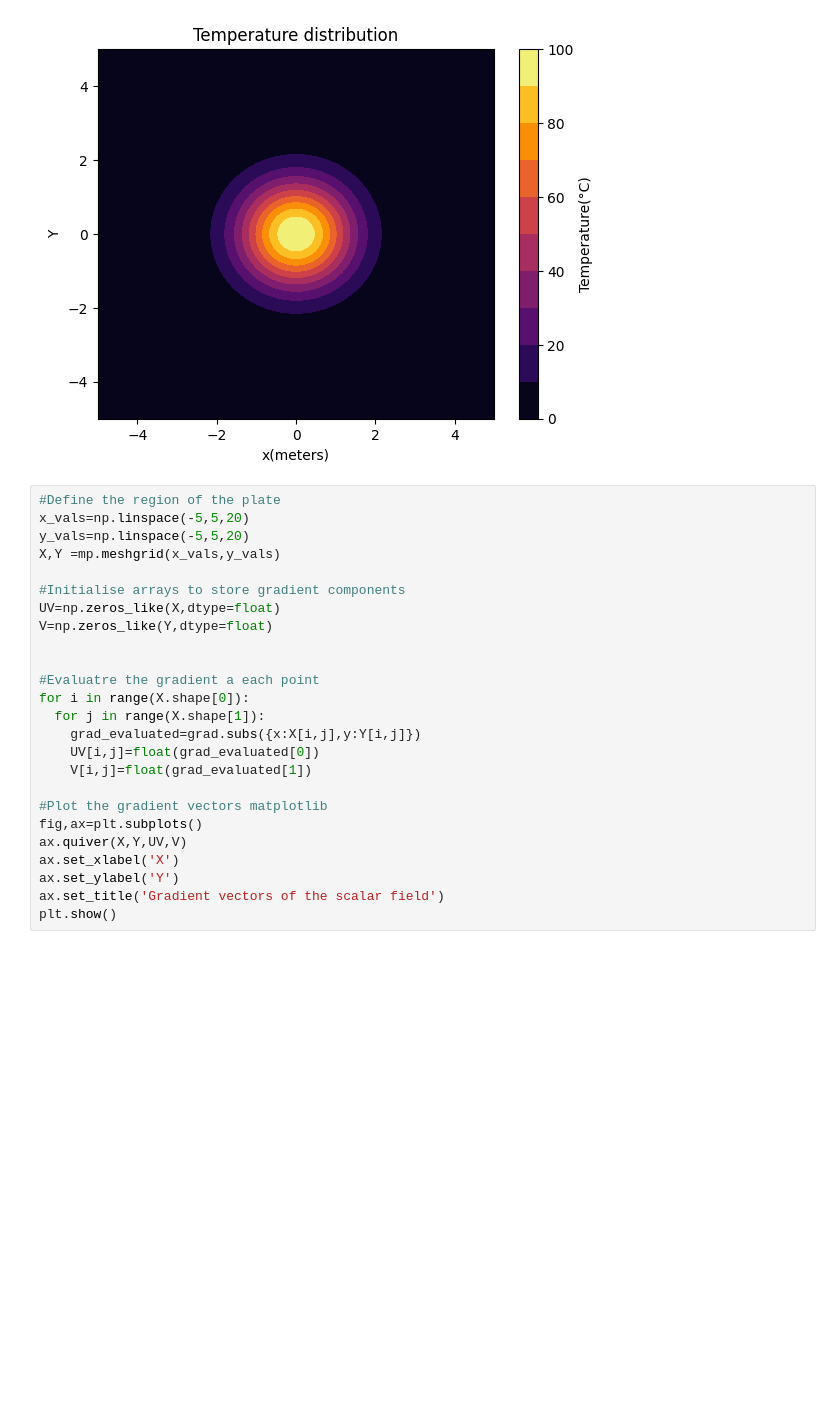
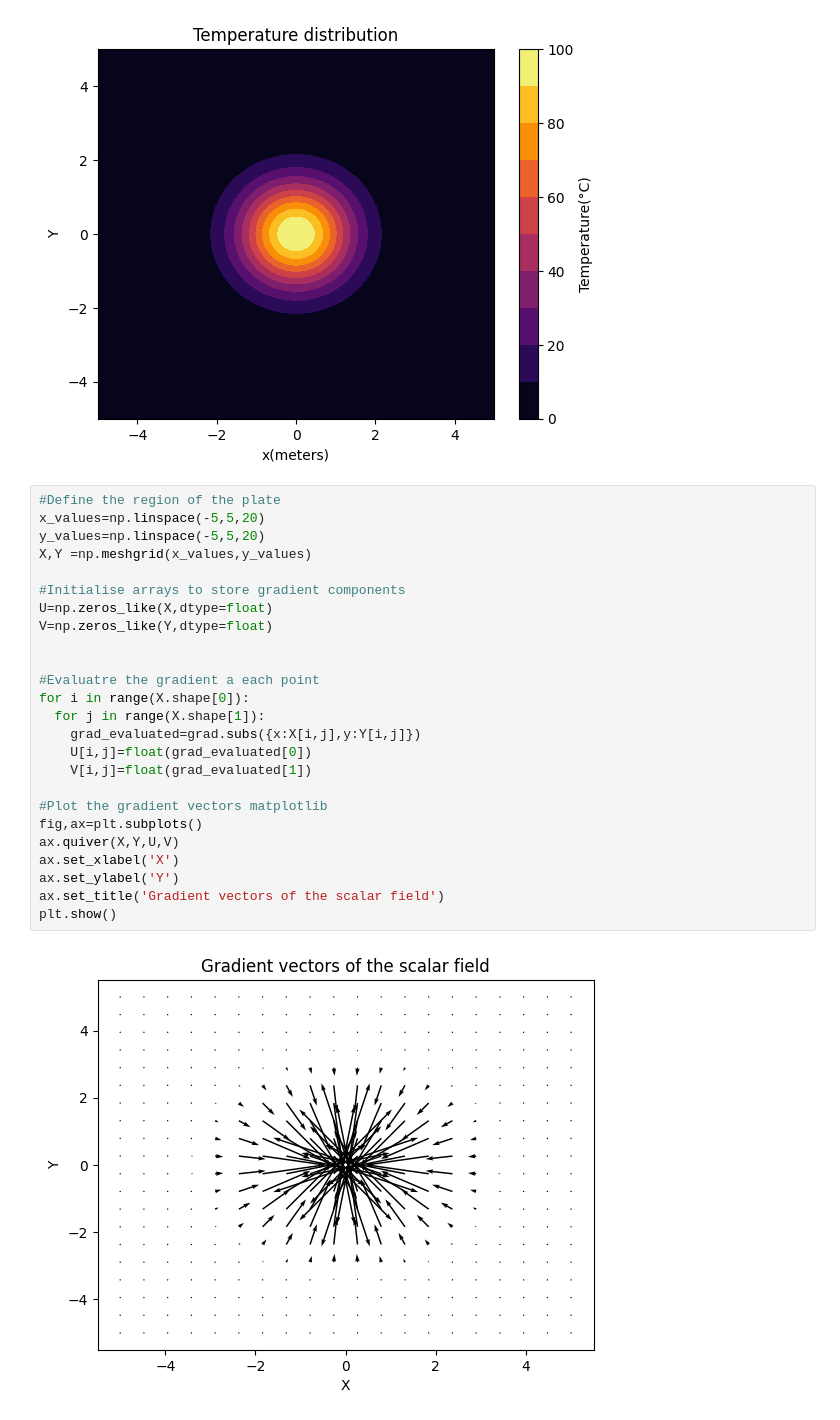
Before and after one commit to vasudev006/S2Codebase, a Jupyter notebook: EXPERIMENT_NO_3.ipynb, the cells around one changed output. Drawn from its saved outputs; the diff is of its cells as text; blank space fills up the shorter version.

```diff
--- a/EXPERIMENT_NO_3.ipynb
+++ b/EXPERIMENT_NO_3.ipynb
@@ -93,26 +93,28 @@ plt.show()
 [figure]
 # %%
 #Define the region of the plate
-x_vals=np.linspace(-5,5,20)
-y_vals=np.linspace(-5,5,20)
-X,Y =mp.meshgrid(x_vals,y_vals)
+x_values=np.linspace(-5,5,20)
+y_values=np.linspace(-5,5,20)
+X,Y =np.meshgrid(x_values,y_values)
 
 #Initialise arrays to store gradient components
-UV=np.zeros_like(X,dtype=float)
+U=np.zeros_like(X,dtype=float)
 V=np.zeros_like(Y,dtype=float)
 
 
 #Evaluatre the gradient a each point
 for i in range(X.shape[0]):
   for j in range(X.shape[1]):
     grad_evaluated=grad.subs({x:X[i,j],y:Y[i,j]})
-    UV[i,j]=float(grad_evaluated[0])
+    U[i,j]=float(grad_evaluated[0])
     V[i,j]=float(grad_evaluated[1])
 
 #Plot the gradient vectors matplotlib
 fig,ax=plt.subplots()
-ax.quiver(X,Y,UV,V)
+ax.quiver(X,Y,U,V)
 ax.set_xlabel('X')
 ax.set_ylabel('Y')
 ax.set_title('Gradient vectors of the scalar field')
 plt.show()
+# %% [output]
+[figure, added]
```
